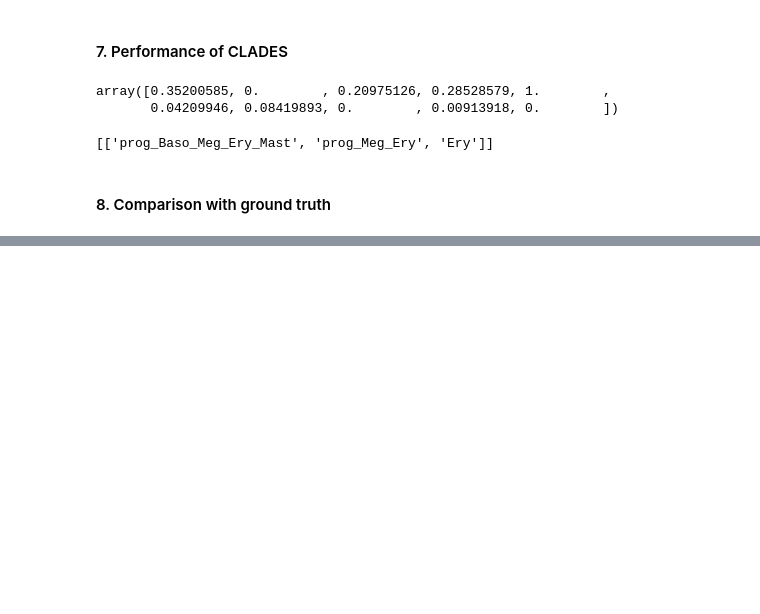
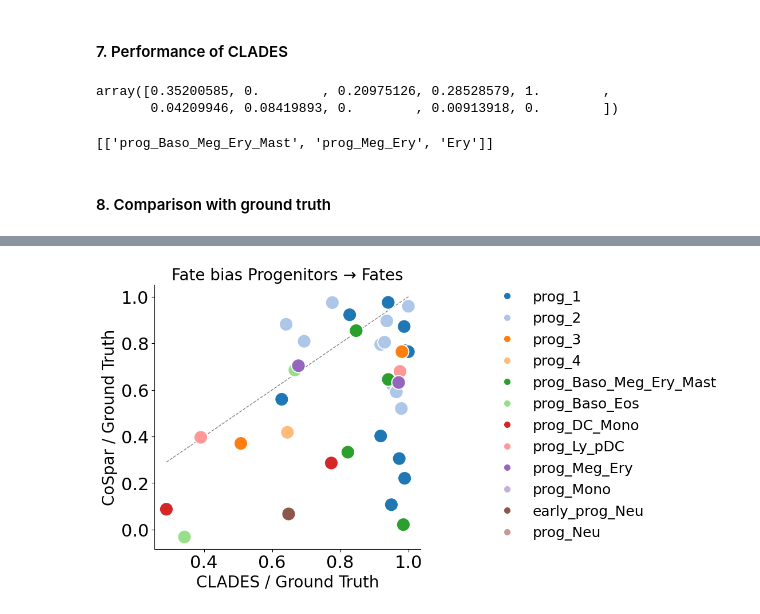
Before and after one commit to StatBiomed/clonaltrans, a Jupyter notebook: notebooks/Figure_4_G-H.ipynb, the cells around one changed output, grey strips where cells are left out. Drawn from its saved outputs; the diff is of its cells as text; code cells hidden in the pictures; blank space fills up the shorter version.

```diff
--- a/notebooks/S1R2Q4_Benchmark_CoSpar.ipynb
+++ b/notebooks/Figure_4_G-H.ipynb
@@ -350,0 +437,15 @@ with_cospar(
+# %%
+from clonaltrans.pl import with_cospar_all
+with_cospar_all(
+    adata_all_latert,
+    adata,
+    model,
+    cluster_names,
+    gillespie_dir,
+    selected_fates,
+    selected_fates,
+    show_fate=False,
+    save='weinrebcosparprog'
+)
+# %% [output]
+[figure, added]
```
Also changed, not shown: parts of 16 cells of this notebook, 23 other files.
